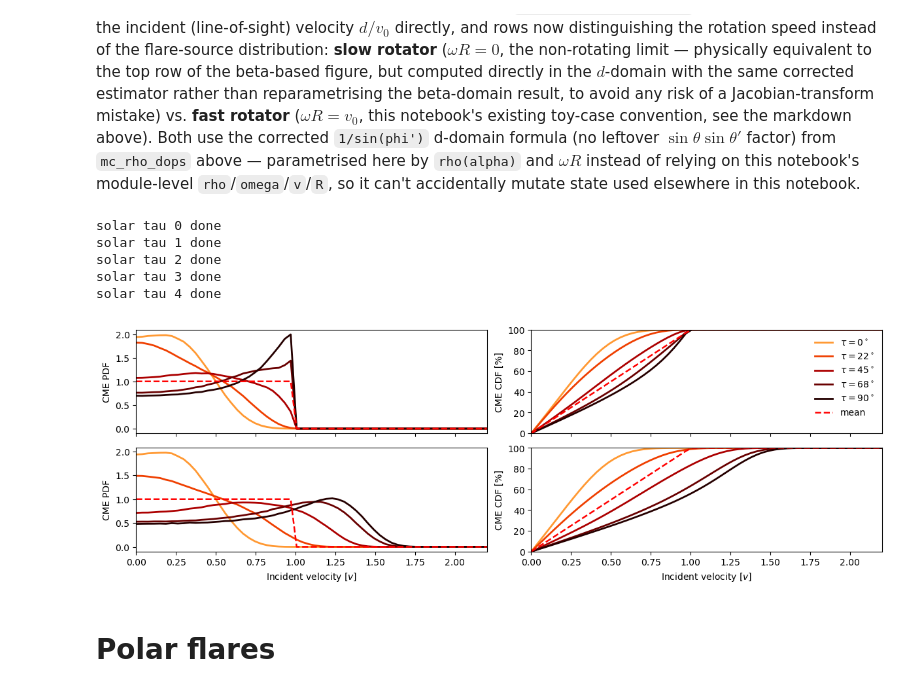
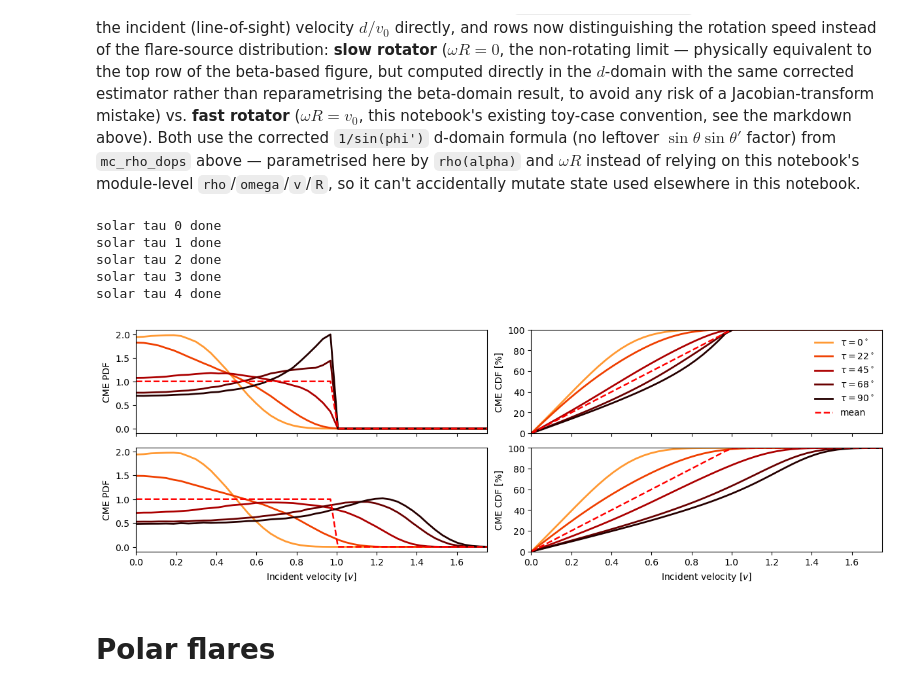
Before and after one commit to demichieldewilde/CME_distribution, a Jupyter notebook: CME_distribution_rotation.ipynb, the cells around one changed output. Saved outputs shown, nothing was run; the diff lists cells and outputs as text; code cells hidden in the pictures.

```diff
--- a/CME_distribution_rotation.ipynb
+++ b/CME_distribution_rotation.ipynb
@@ -383,35 +383,35 @@ for i, tau in enumerate(Taus):
     axes[0, 1].plot(dops_grid, cdf_slow[i] * 100, lw=2, color=col, label=lab)
     axes[1, 0].plot(dops_grid, pdf_fast[i], lw=2, color=col)
     axes[1, 1].plot(dops_grid, cdf_fast[i] * 100, lw=2, color=col)
 
 axes[0, 0].plot(dops_grid, pdf_mean_ref, "--", color="red", lw=1.8)
 axes[1, 0].plot(dops_grid, pdf_mean_ref, "--", color="red", lw=1.8)
 axes[0, 1].plot(dops_grid, cdf_mean_ref, "--", color="red", lw=1.8, label="mean")
 axes[1, 1].plot(dops_grid, cdf_mean_ref, "--", color="red", lw=1.8)
 
 axes[0, 0].set_ylabel("CME PDF")
 axes[1, 0].set_ylabel("CME PDF")
 axes[0, 1].set_ylabel("CME CDF [%]")
 axes[1, 1].set_ylabel("CME CDF [%]")
 axes[1, 0].set_xlabel("Incident velocity [$v$]")
 axes[1, 1].set_xlabel("Incident velocity [$v$]")
 
 for ax in axes[:, 1]:
     ax.set_ylim(0, 100)
 for ax in axes.ravel():
-    ax.set_xlim(dops_grid.min(), dops_grid.max())
+    ax.set_xlim(0, 1.75)
 
 axes[0, 1].legend(frameon=False)
 
 plt.savefig(FIGURES_DIR / "CME_dist_rotation_solar_slow_vs_fast.pdf")
 plt.show()
 # %% [output]
 solar tau 0 done
 solar tau 1 done
 solar tau 2 done
 solar tau 3 done
 solar tau 4 done
-[figure, old version]
+[figure, new version]
 # %% [markdown]
 # Polar flares
 # %%
```
Also changed, not shown: parts of 1 cell of this notebook, 2 other files.
